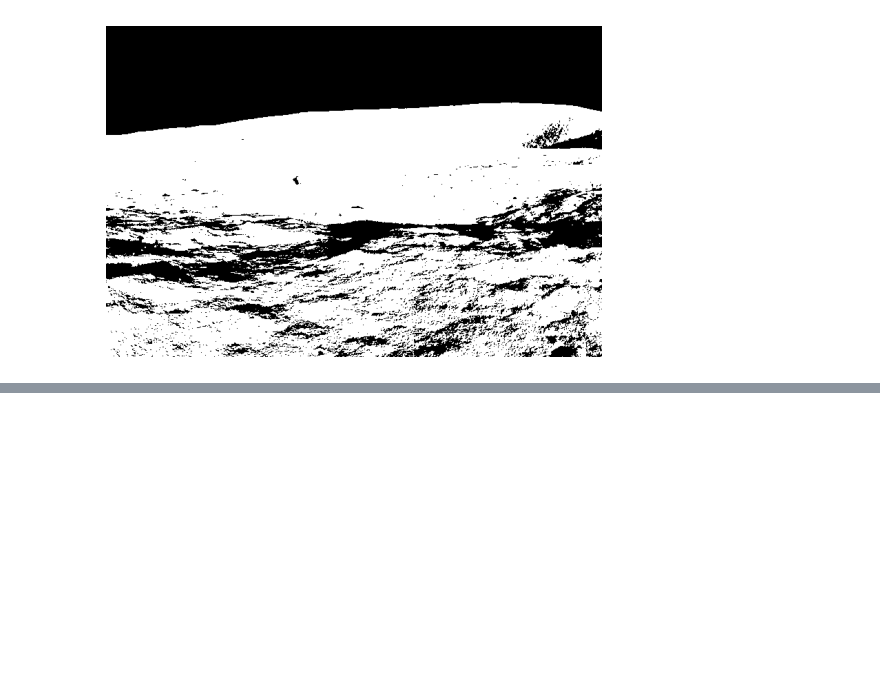
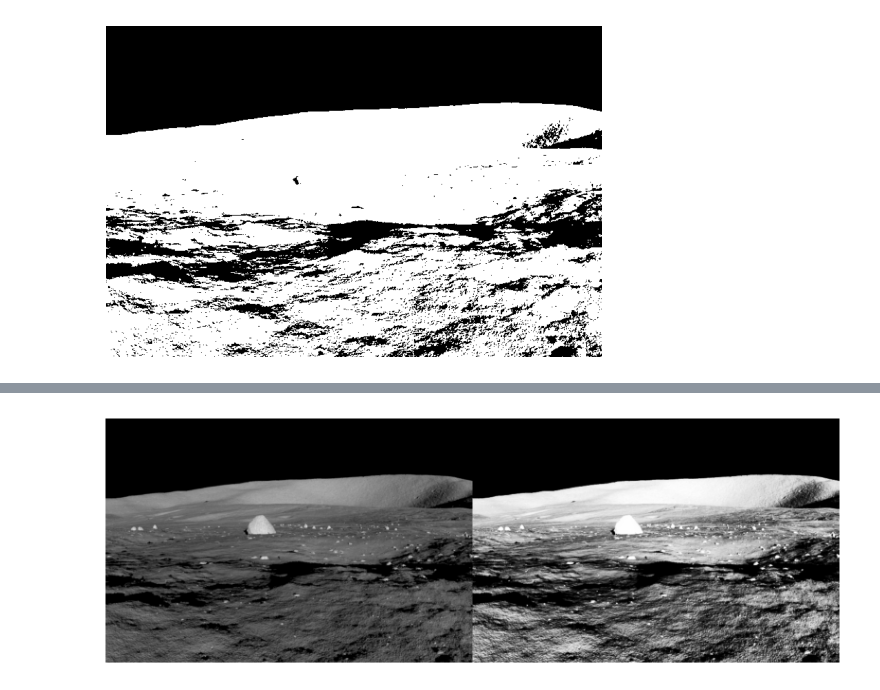
Before and after one commit to amag1/lunar-image-segmentation, a Jupyter notebook: test.ipynb, the cells around one changed output, grey strips where cells are left out. Cells and saved outputs as stored; diff of their text form; code cells hidden in the pictures; blank space fills up the shorter version.

```diff
--- a/test.ipynb
+++ b/test.ipynb
@@ -23,0 +41,10 @@ Mean Squared Error: 1738.1622461808233
+# %%
+# clahe on image
+clahe_img = cv2.equalizeHist(img)
+
+plt.figure(figsize=(10, 5))
+plt.axis('off')
+plt.imshow(np.hstack((img,clahe_img)), cmap='gray')
+plt.show()
+# %% [output]
+[figure, added]
```
Also changed, not shown: parts of 8 cells of this notebook.
